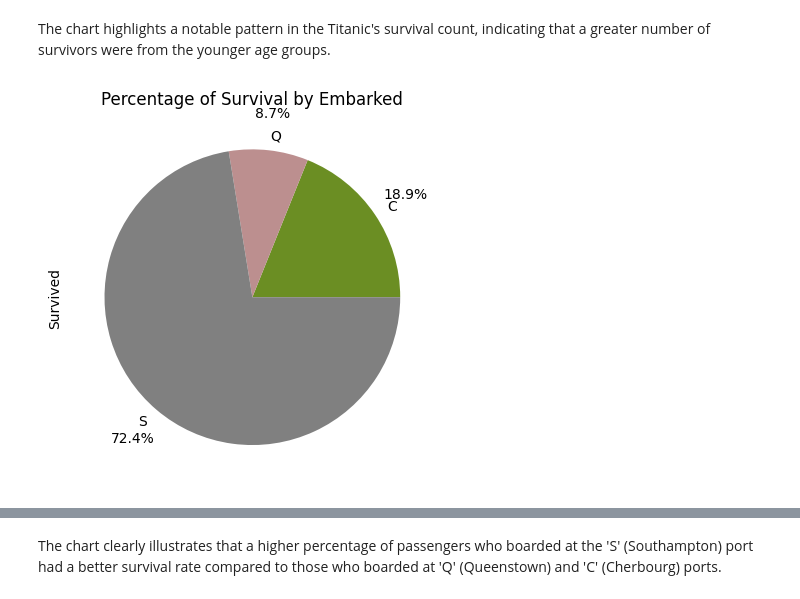
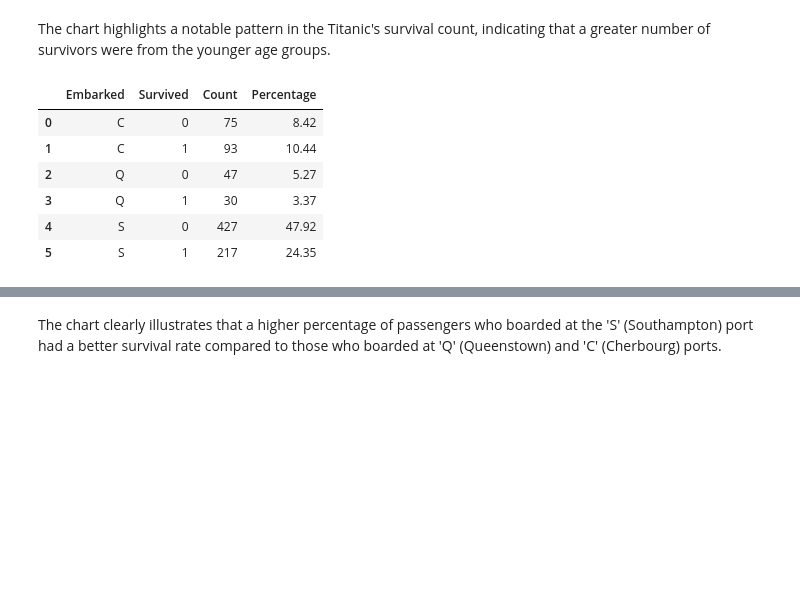
Before and after one commit to harrisonacha/SQLProjectHub, a Jupyter notebook: Titanic_Data_Set.ipynb, the cells around one changed output, grey strips where cells are left out. Drawn from its saved outputs; the diff is of its cells as text; code cells hidden in the pictures; blank space fills up the shorter version.

```diff
--- a/Titanic_Data_Set.ipynb
+++ b/Titanic_Data_Set.ipynb
@@ -207,10 +207,17 @@ plt.show()
 [figure]
 # %% [markdown]
 The chart highlights a notable pattern in the Titanic's survival count, indicating that a greater number of survivors were from the younger age groups.
-# %%
-# Create a pie chart showing the percentage of Survival by Embarked.
-df.groupby('Embarked')['Survived'].count().plot(kind='pie', autopct='%1.1f%%', pctdistance=1.25, colors=['olivedrab', 'rosybrown', 'gray', 'saddlebrown'])
-plt.title('Percentage of Survival by Embarked')
-plt.show()
-# %% [output]
-[figure, removed]
+# %%
+# Dataframe of Survivors by the Embarkation Point
+embark = df.groupby(["Embarked", "Survived"]).size().reset_index(name="Count")
+embark = pd.DataFrame(embark)
+embark["Percentage"] = round(embark["Count"] * 100/len(df),2)
+embark
+# %% [output]
+|  | Embarked | Survived | Count | Percentage |
+| 0 | C | 0 | 75 | 8.42 |
+| 1 | C | 1 | 93 | 10.44 |
+| 2 | Q | 0 | 47 | 5.27 |
+| 3 | Q | 1 | 30 | 3.37 |
+| 4 | S | 0 | 427 | 47.92 |
+| 5 | S | 1 | 217 | 24.35 |
```
Also changed, not shown: parts of 6 cells of this notebook.
